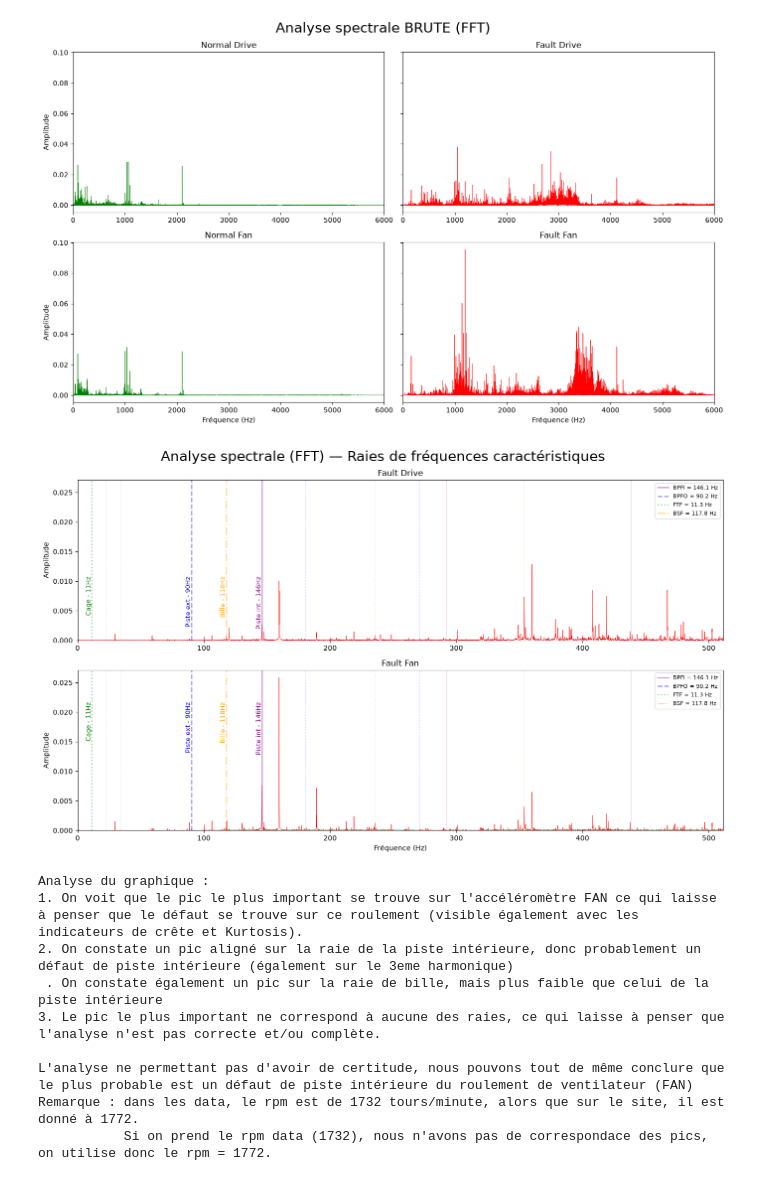
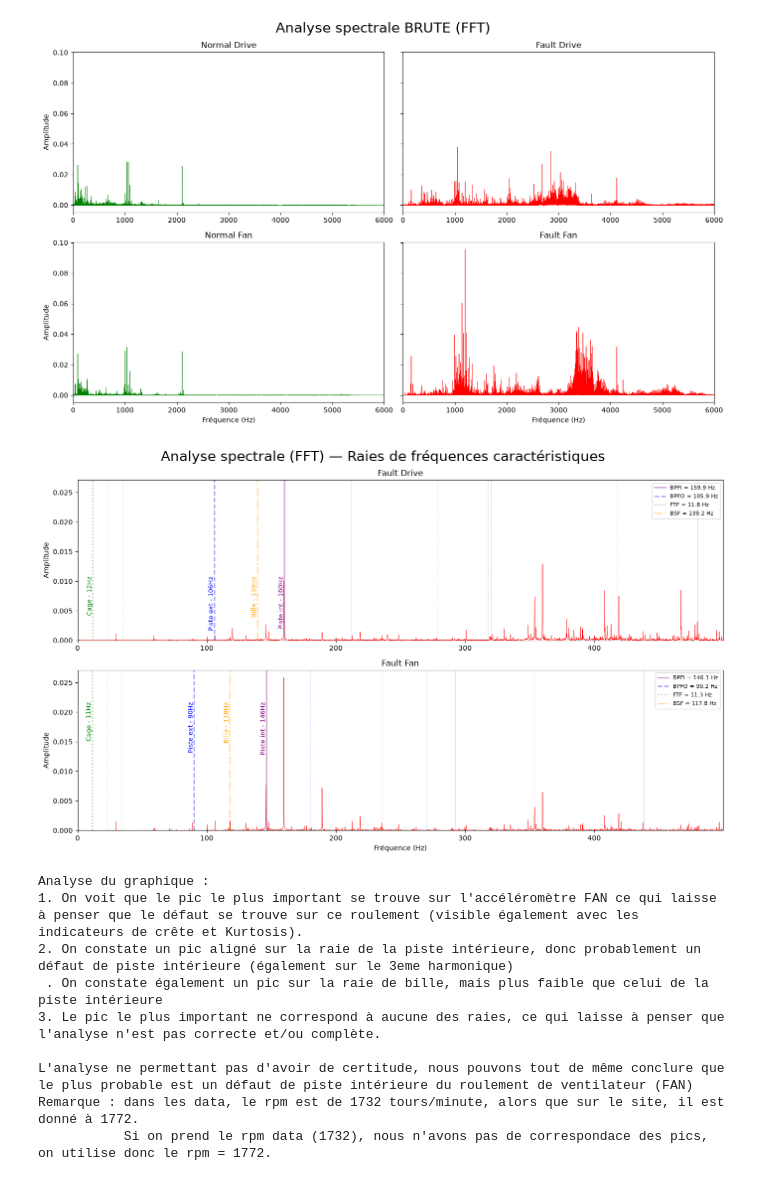
Before and after one commit to Robin3992/BDS_Fault_Detection, a Jupyter notebook: Codes/2.AnalyseSpectrale.ipynb, the cells around one changed output. Saved outputs shown, nothing was run; the diff lists cells and outputs as text; code cells hidden in the pictures.

```diff
--- a/Codes/2.AnalyseSpectrale.ipynb
+++ b/Codes/2.AnalyseSpectrale.ipynb
@@ -4,7 +4,7 @@
 # ============================================================
 import pandas as pd
 import numpy as np
-import scipy.io as sci
+import scipy.io
 import matplotlib.pyplot as plt
 import urllib.request
 import io
@@ -12,6 +12,8 @@ import os
 from scipy.stats import kurtosis
 from scipy.signal import welch              # Analyse spectral Welch
 from scipy.fftpack import fft, fftfreq      # Analyse spectral FFT
+import scipy.signal as sci
+from scipy.signal import hilbert
 
 # ============================================================
 # 1. Chargement des données
@@ -45,7 +47,7 @@ def charger_signaux(chemin_mat):
         fichier = next(f for f in os.listdir(LocalDataPath + chemin_mat) if f.endswith('.mat'))
         chemin_mat = chemin_mat.rstrip('/') + '/' + fichier
 
-    mat = sci.loadmat(LocalDataPath+chemin_mat)
+    mat = scipy.io.loadmat(LocalDataPath+chemin_mat)
     signaux = {}
     for cle, valeur in mat.items():
         if cle.startswith("__"):
@@ -143,15 +145,6 @@ def freqs_caracteristiques(rpm, roulement="DE"):
 
 # On modifie le rpm avec celui indiqué sur le site, sinon les raies ne correspondent pas
 rpm = 1772
-FC = freqs_caracteristiques(rpm, "FE")
-
-# --- Libellés en français ---
-libelles_raies = {
-    "BPFI": "Piste int - "+str(round(FC["BPFI"]))+"Hz",
-    "BPFO": "Piste ext - "+str(round(FC["BPFO"]))+"Hz",
-    "BSF":  "Bille - "+str(round(FC["BSF"]))+"Hz",
-    "FTF":  "Cage - "+str(round(FC["FTF"]))+"Hz",
-}
 
 # --- Styles distincts par défaut : (couleur, style de trait) ---
 styles_raies = {
@@ -167,6 +160,18 @@ fig, axes = plt.subplots(2, 1, figsize=(14, 8), sharey=True)
 
 for i, (titre, sig) in enumerate([("Fault Drive", signaux["Fault Drive"]),
                                   ("Fault Fan",   signaux["Fault Fan"])]):
+
+    roulement = "DE" if "Drive" in titre else "FE"
+    FC = freqs_caracteristiques(rpm, roulement)
+
+    libelles_raies = {
+        "BPFI": "Piste int - "+str(round(FC["BPFI"]))+"Hz",
+        "BPFO": "Piste ext - "+str(round(FC["BPFO"]))+"Hz",
+        "BSF":  "Bille - "+str(round(FC["BSF"]))+"Hz",
+        "FTF":  "Cage - "+str(round(FC["FTF"]))+"Hz",
+    }
+
+
     freqs, spectre = spectre_fft(sig, FS)
     axes[i].plot(freqs, spectre, color="r", lw=0.5)
     axes[i].set_title(titre)
@@ -186,34 +191,34 @@ for i, (titre, sig) in enumerate([("Fault Drive", signaux["Fault Drive"]),
 
         # Harmoniques (2x, 3x) : plus fines et plus transparentes
         for k in range(2, 4):
             f_raie = k * val
             if f_raie < graph_XMAX:
                 axes[i].axvline(f_raie, color=couleur, ls=ls,
                                 lw=0.8, alpha=0.2)
 
         axes[i].text(val, axes[i].get_ylim()[1] * 0.8, libelle,
                      rotation=90, fontsize=9, color=couleur,
                      ha="right", va="top")
 
     axes[i].legend(loc="upper right", fontsize=8, framealpha=0.7)
 
 for ax in axes:
     ax.set_ylabel("Amplitude")
 axes[-1].set_xlabel("Fréquence (Hz)")
 
 plt.tight_layout()
 fig.suptitle("Analyse spectrale (FFT) — Raies de fréquences caractéristiques", fontsize=20, y=1.03)
 plt.show()
 
 print("Analyse du graphique :\n1. On voit que le pic le plus important se trouve sur l'accéléromètre FAN ce qui laisse à penser que le défaut se trouve sur ce roulement (visible également avec les indicateurs de crête et Kurtosis)." \
 "\n2. On constate un pic aligné sur la raie de la piste intérieure, donc probablement un défaut de piste intérieure (également sur le 3eme harmonique)" \
 "\n . On constate également un pic sur la raie de bille, mais plus faible que celui de la piste intérieure" \
 "\n3. Le pic le plus important ne correspond à aucune des raies, ce qui laisse à penser que l'analyse n'est pas correcte et/ou complète." \
 "\n\nL'analyse ne permettant pas d'avoir de certitude, nous pouvons tout de même conclure que le plus probable est un défaut de piste intérieure du roulement de ventilateur (FAN)" \
 "\nRemarque : dans les data, le rpm est de 1732 tours/minute, alors que sur le site, il est donné à 1772." \
 "\n           Si on prend le rpm data (1732), nous n'avons pas de correspondace des pics, on utilise donc le rpm = 1772.")
 # %% [output]
-[figure, old version]
+[figure, new version]
 Analyse du graphique :
 1. On voit que le pic le plus important se trouve sur l'accéléromètre FAN ce qui laisse à penser que le défaut se trouve sur ce roulement (visible également avec les indicateurs de crête et Kurtosis).
 2. On constate un pic aligné sur la raie de la piste intérieure, donc probablement un défaut de piste intérieure (également sur le 3eme harmonique)
```
Also changed, not shown: parts of 1 cell of this notebook.
